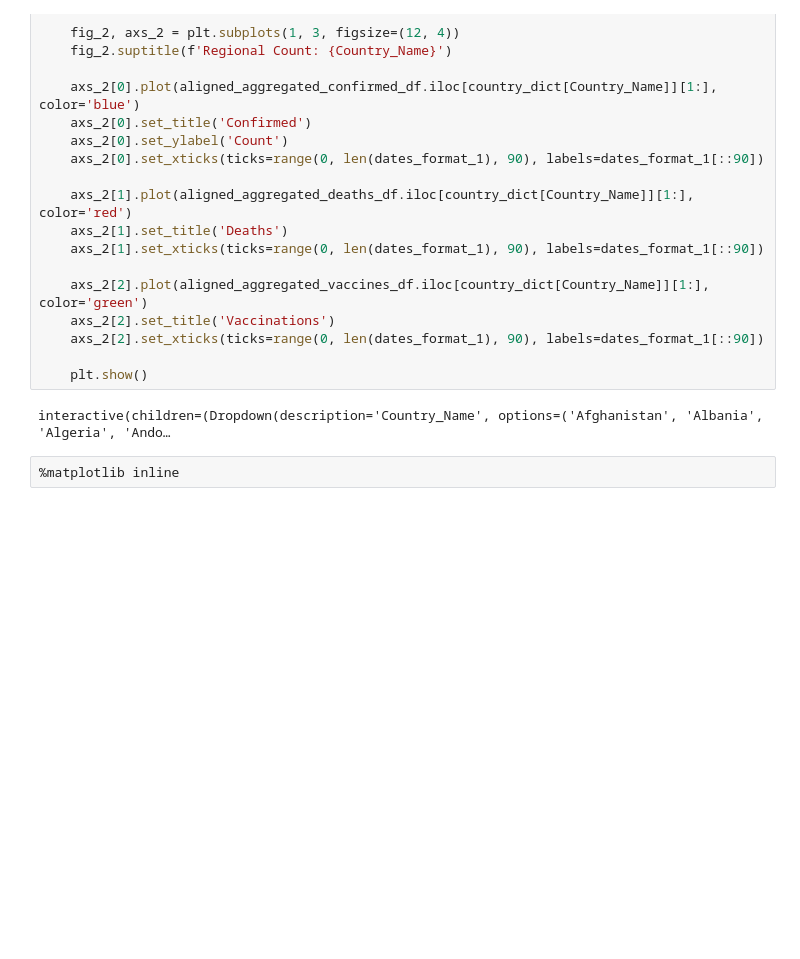
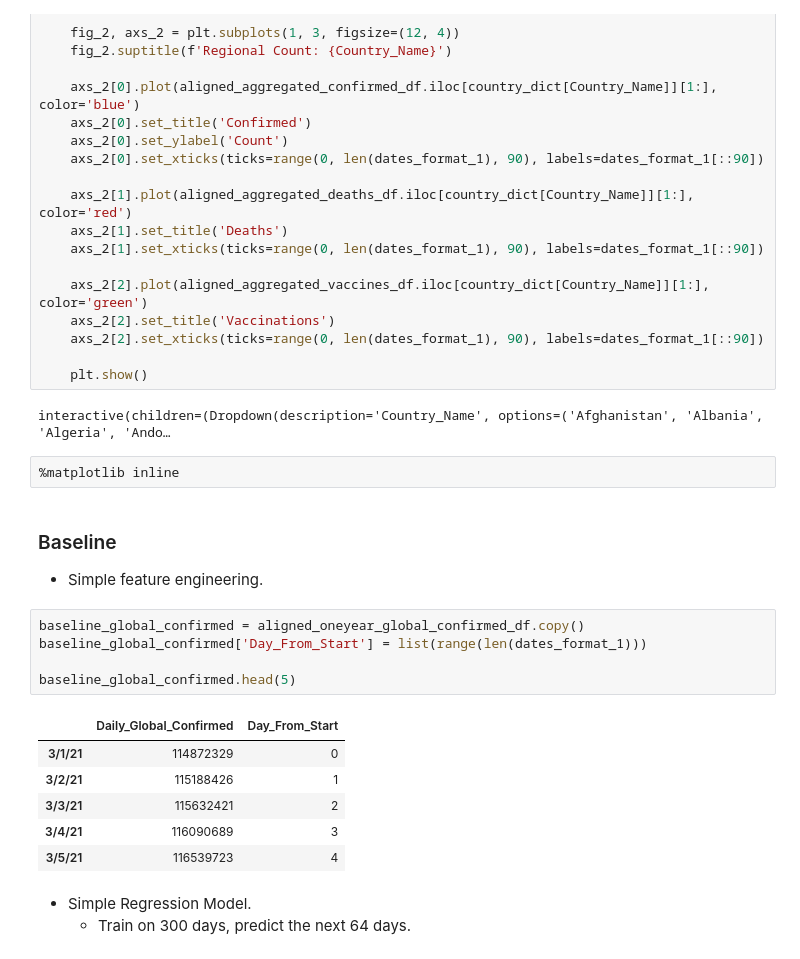
Before and after one commit to gaol00034/Covid19-Analysis, a Jupyter notebook: src/Global.ipynb, the cells around one changed output. Cells and saved outputs as stored; diff of their text form; blank space fills up the shorter version.

```diff
--- a/src/Global.ipynb
+++ b/src/Global.ipynb
@@ -244,3 +243,22 @@ def plot_by_region(Country_Name):
 interactive(children=(Dropdown(description='Country_Name', options=('Afghanistan', 'Albania', 'Algeria', 'Ando…
 # %%
 %matplotlib inline
+# %% [markdown]
+### Baseline
+
+- Simple feature engineering.
+# %%
+baseline_global_confirmed = aligned_oneyear_global_confirmed_df.copy()
+baseline_global_confirmed['Day_From_Start'] = list(range(len(dates_format_1)))
+
+baseline_global_confirmed.head(5)
+# %% [output]
+|  | Daily_Global_Confirmed | Day_From_Start |
+| 3/1/21 | 114872329 | 0 |
+| 3/2/21 | 115188426 | 1 |
+| 3/3/21 | 115632421 | 2 |
+| 3/4/21 | 116090689 | 3 |
+| 3/5/21 | 116539723 | 4 |
+# %% [markdown]
+- Simple Regression Model.
+    - Train on 300 days, predict the next 64 days.
```
Also changed, not shown: parts of 3 cells of this notebook.
